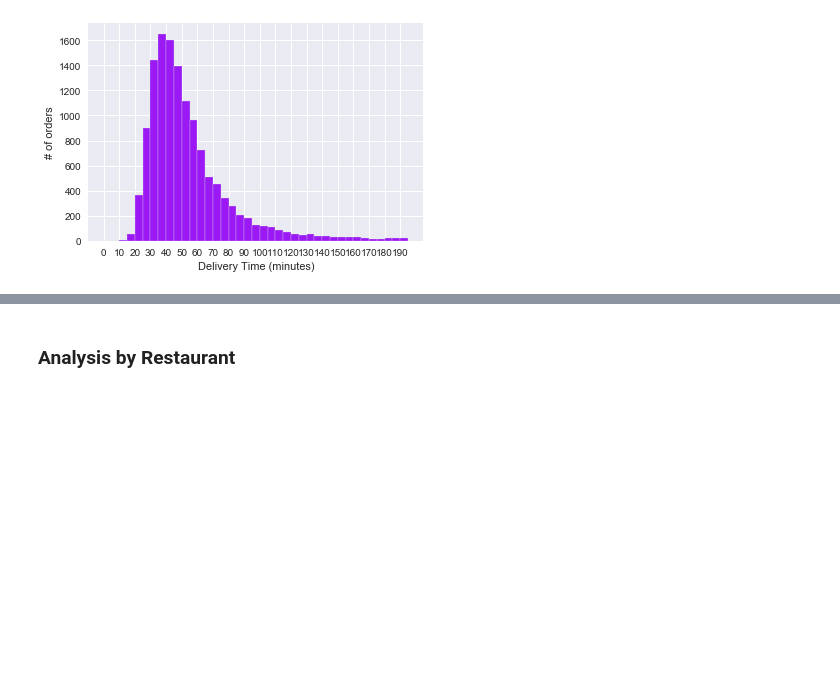
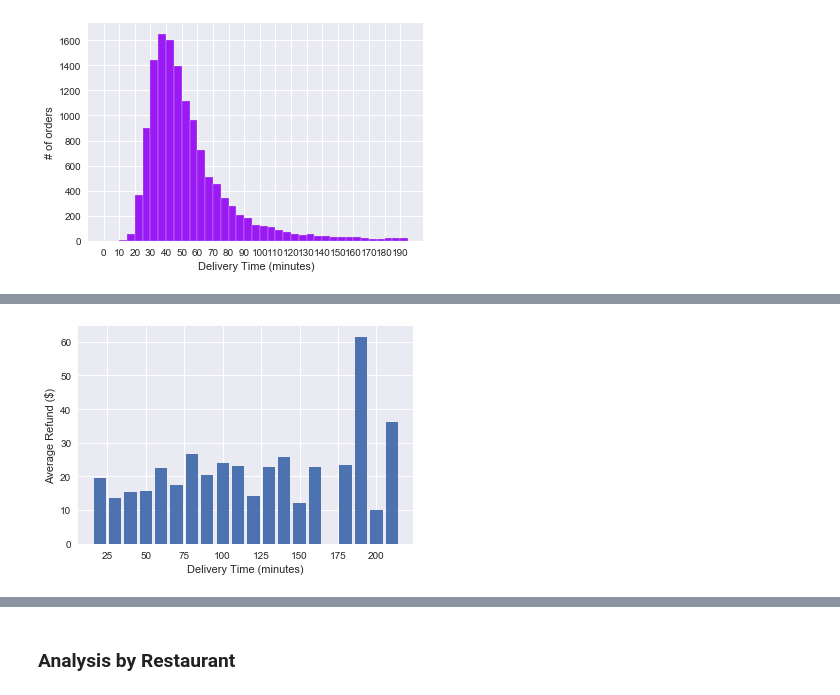
Before and after one commit to toestie/fooddelivery-dataset, a Jupyter notebook: notebooks/analysis.ipynb, the cells around one changed output, grey strips where cells are left out. Drawn from its saved outputs; the diff is of its cells as text; code cells hidden in the pictures; blank space fills up the shorter version.

```diff
--- a/notebooks/analysis.ipynb
+++ b/notebooks/analysis.ipynb
@@ -420,0 +438,18 @@ See the caveats in the documentation: http://pandas.pydata.org/pandas-docs/stabl
+# %%
+newrefundavgdf = df.drop(11474, axis=0)
+newrefundavgdf = newrefundavgdf.reset_index(drop=True)
+
+fig, ax = plt.subplots()
+newrefundavgdf = newrefundavgdf[['Refunded_amount','Total_Delivery_Time']]
+newrefundavgdf = newrefundavgdf.loc[newrefundavgdf['Refunded_amount'] > 0]
+newrefundavgdf['Total_Delivery_Time'] = round((newrefundavgdf['Total_Delivery_Time']/ pd.Timedelta(minutes=1))/10)*10
+newrefundavgdf = newrefundavgdf.loc[newrefundavgdf['Total_Delivery_Time'] < 220]
+newrefundavgdf = newrefundavgdf.groupby('Total_Delivery_Time').mean().reset_index()
+
+plt.bar(newrefundavgdf["Total_Delivery_Time"], newrefundavgdf["Refunded_amount"], width=8)
+plt.ylabel("Average Refund ($)")
+plt.xlabel("Delivery Time (minutes)")
+plt.savefig("../artifacts/AvgRefundvsDeliveryFixed.png")
+plt.show()
+# %% [output]
+[figure, added]
```
Also changed, not shown: parts of 6 cells of this notebook, 4 other files.
